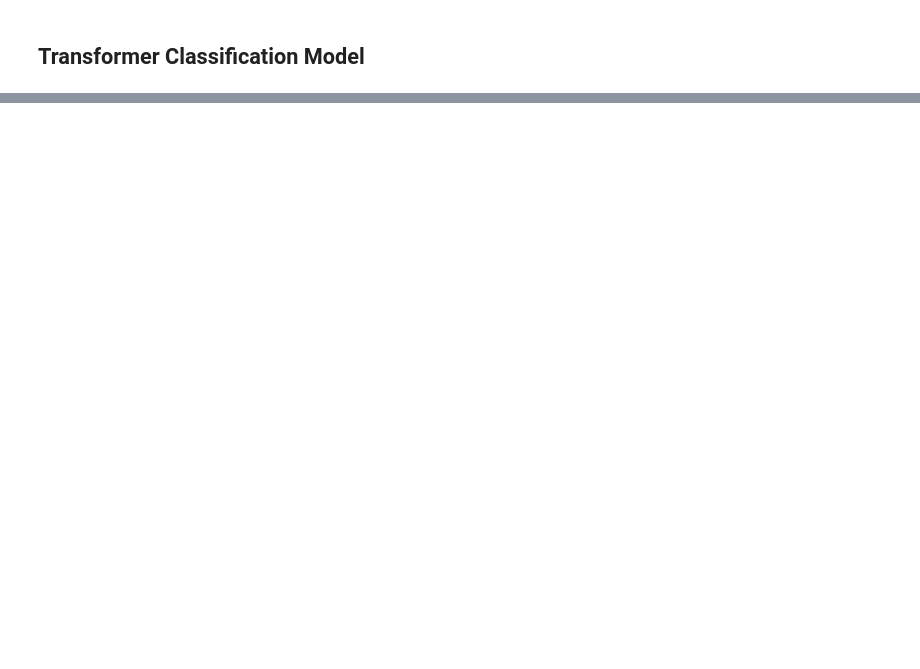
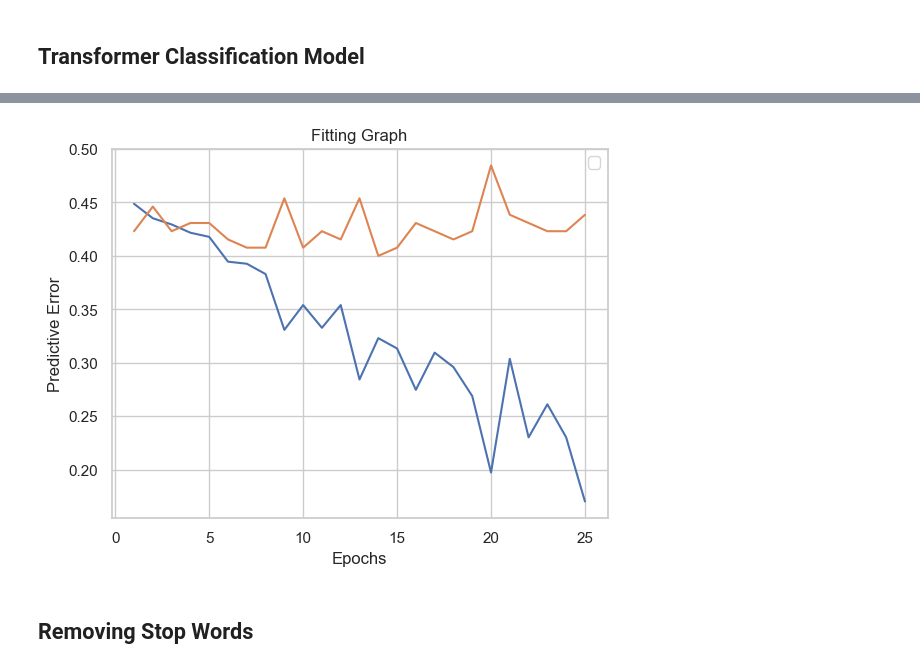
Before and after one commit to Aaron3963/CSE_151A_Project, a Jupyter notebook: transformer.ipynb, the cells around one changed output, grey strips where cells are left out. Drawn from its saved outputs; the diff is of its cells as text; code cells hidden in the pictures; blank space fills up the shorter version.

```diff
--- a/transformer.ipynb
+++ b/transformer.ipynb
@@ -160,0 +384,60 @@ def evaluate(model, dataloader, device):
+# %%
+def clean_headlines(text):
+    words_to_remove = ['remix', 'cramers lightning round']
+
+    pattern = r'\b(' + '|'.join(words_to_remove) + r')\b'
+    cleaned = re.sub(pattern, '', text, flags=re.IGNORECASE)
+
+    cleaned = re.sub(r'\s+', ' ', cleaned).strip()
+    return cleaned
+# %%
+data_clean = data.copy()
+data_clean['Headlines'] = data_clean['Headlines'].apply(clean_headlines)
+# %%
+MAX_LENGTH = 600
+BATCH_SIZE = 32
+EMBED_DIM = 256
+NUM_HEAD = 16
+NUM_LAYER = 4
+NUM_OUTPUT = 1
+EPOCHS = 25
+LEARNING_RATE = 1e-5
+
+train_dataset, test_dataset = train_test_split(data_clean, test_size=0.2, shuffle=True)
+train_dataloader, test_dataloader = createDataLoader(train_dataset, test_dataset, tokenizer, MAX_LENGTH, BATCH_SIZE)
+
+model = UntrainedTransformerClassifier(vocab_size=tokenizer.vocab_size,
+                                       embed_dim= EMBED_DIM,
+                                       num_heads= NUM_HEAD,
+                                       num_layers=NUM_LAYER,
+                                       max_length=MAX_LENGTH,
+                                       num_output=NUM_OUTPUT).to(device)
+
+criterion = nn.BCEWithLogitsLoss()
+
+optimizer = optim.Adam(model.parameters(), lr=LEARNING_RATE)
+
+train_error = []
+test_error = []
+
+for epoch in range(EPOCHS):
+    for xb, yb in train_dataloader:
+        xb, yb = xb.to(device), yb.to(device)
+
+        logits = model(xb).squeeze(1)
+        loss = criterion(logits, yb)
+        # Backward pass and optimization
+        optimizer.zero_grad()
+        loss.backward()
+        optimizer.step()
+
+    trainErr = evaluate(model, train_dataloader, device)
+    testErr = evaluate(model, test_dataloader, device)
+
+    print(f"Epoch [{epoch+1}/{EPOCHS}], Loss: {loss.item():.4f}, Train Acc: {trainErr:.4f}, Test Acc: {testErr:.4f}")
+
+    train_error.append(1-trainErr)
+    test_error.append(1-testErr)
+
+generateFittingGraph(train_error, test_error, EPOCHS)
+# %% [output]
@@ -160,0 +461,3 @@ def evaluate(model, dataloader, device):
+[figure, added]
+# %% [markdown]
+## Removing Stop Words
```
Also changed, not shown: parts of 22 cells of this notebook, 2 other files.
